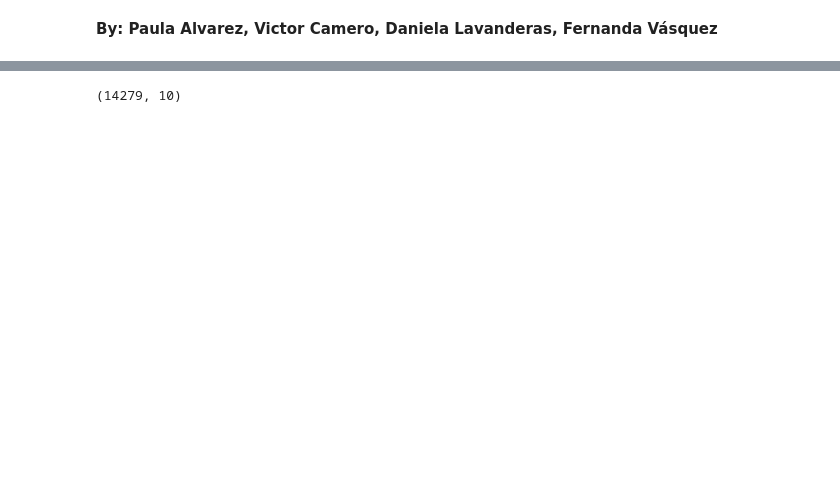
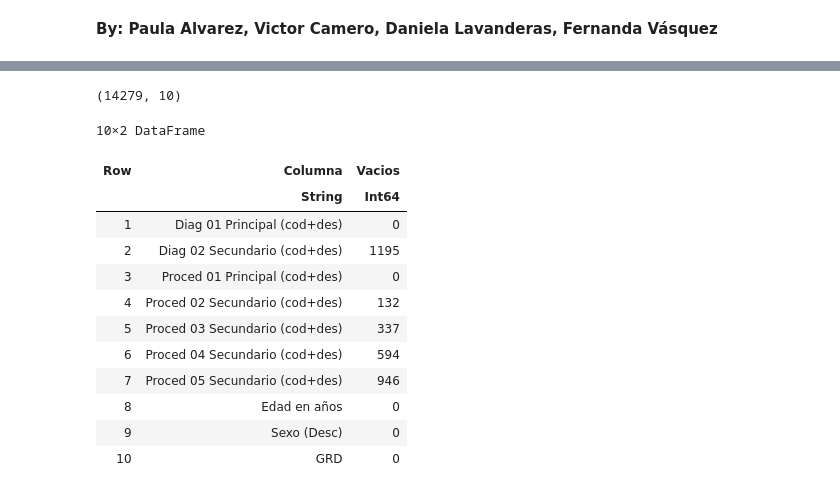
Before and after one commit to Coragg/GRDprediction, a Jupyter notebook: julia/BalancearDatos.ipynb, the cells around one changed output, grey strips where cells are left out. Saved outputs shown, nothing was run; the diff lists cells and outputs as text; code cells hidden in the pictures; blank space fills up the shorter version.

Commit message:
dataframe de los datos faltante

```diff
--- a/julia/BalancearDatos.ipynb
+++ b/julia/BalancearDatos.ipynb
@@ -43,7 +28,18 @@ names(filter_dataset)  # Muestra todos los nombres de columnas
 # %%
-function eliminar_columnas_con_pocos_datos(df::DataFrame, porcentaje_umbral::Float64 = 0.9)::DataFrame
-    umbral = Int(ceil(porcentaje_umbral * nrow(df)))
-    columnas_a_mantener = [col for col in names(df) if count(!ismissing, df[!, col]) >= umbral]
+function is_vacio(x)
+    if ismissing(x) || x == nothing || x == ""
+        return true
+    elseif isa(x, Number) && isnan(x)
+        return true
+    else
+        return false
+    end
+end
+
+# Función para eliminar columnas con un umbral de valores vacíos
+function eliminar_columnas_vacias(df::DataFrame, umbral::Float64 = 0.85)::DataFrame
+    proporciones_vacias = [count(is_vacio, df[!, col]) / nrow(df) for col in names(df)]
+    columnas_a_mantener = [col for (i, col) in enumerate(names(df)) if proporciones_vacias[i] < umbral]
     return df[!, columnas_a_mantener]
 end
 # %% [output]
@@ -75,7 +54,28 @@ GRD: 0.0
 | 1 | A41.8 - Otras septicemias especif... | B37.6 - Endocarditis debida a can... | 86.28 - DESBRIDAMIENTO HERIDA,INF... | 34.91 - TORACOCENTESIS | ... |
 | 2 | U07.1 - COVID-19, virus identificado | J12.8 - Neumonía debida a otros v... | 31.1 - TRAQUEOSTOMIA TEMPORAL | 86.28 - DESBRIDAMIENTO HERIDA,INF... | ... |
 | 3 | K56.5 - Adherencias [bridas] inte... | R57.2 - Shock séptico | 86.22 - DESBRIDAMIENTO HERIDA,INF... | 54.59 - LISIS ADHERENCIA PERITONE... | ... |
-# %%
-row, column = size(clean_data)
-# %% [output]
-(14279, 10)
+# %%
+filas, columnas = size(clean_data)
+# %% [output]
+(14279, 10)
+# %%
+function count_vacios_as_dataframe(df::DataFrame)::DataFrame
+    columnas = names(df)
+    conteo = [count(is_vacio, df[!, col]) for col in columnas]
+    return DataFrame(Columna=columnas, Vacios=conteo)
+end
+conteo_vacios = count_vacios_as_dataframe(clean_data)
+# %% [output]
+10×2 DataFrame
+| Row | Columna | Vacios |
+|  | String | Int64 |
+| 1 | Diag 01 Principal (cod+des) | 0 |
+| 2 | Diag 02 Secundario (cod+des) | 1195 |
+| 3 | Proced 01 Principal (cod+des) | 0 |
+| 4 | Proced 02 Secundario (cod+des) | 132 |
+| 5 | Proced 03 Secundario (cod+des) | 337 |
+| 6 | Proced 04 Secundario (cod+des) | 594 |
+| 7 | Proced 05 Secundario (cod+des) | 946 |
+| 8 | Edad en años | 0 |
+| 9 | Sexo (Desc) | 0 |
+| 10 | GRD | 0 |
```
Also changed, not shown: parts of 3 cells of this notebook.
